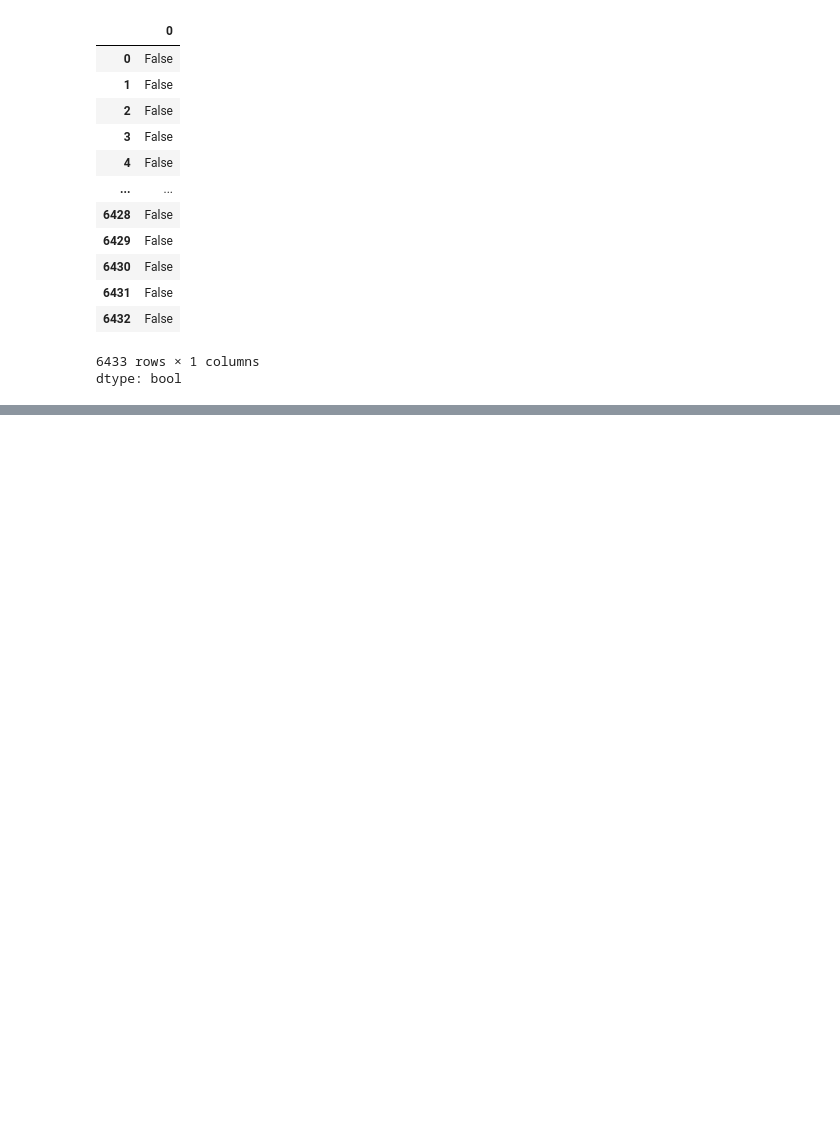
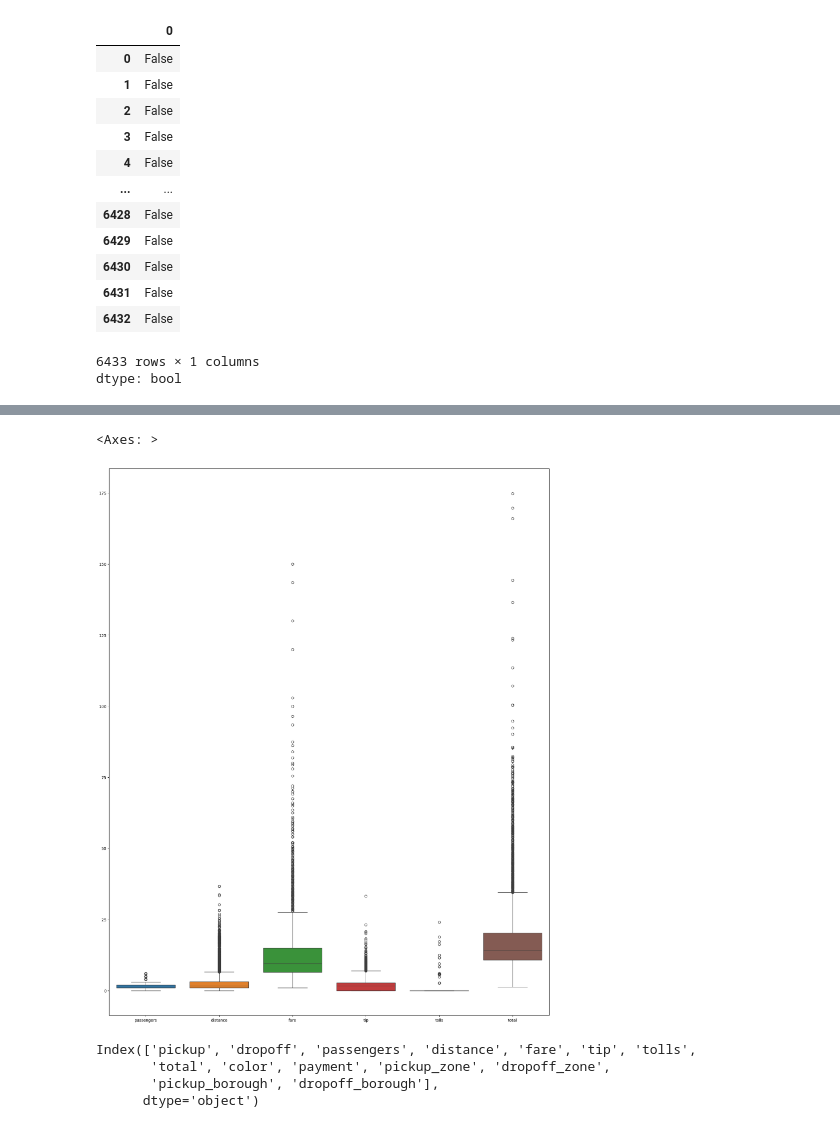
Before and after one commit to sanodyaJinadasa/Data-Visualization, a Jupyter notebook: Data_VIsualization__last.ipynb, the cells around one changed output, grey strips where cells are left out. Cells and saved outputs as stored; diff of their text form; code cells hidden in the pictures; blank space fills up the shorter version.

```diff
--- a/Data_VIsualization__last.ipynb
+++ b/Data_VIsualization__last.ipynb
@@ -88,3 +88,16 @@ df.describe()
 | 75% | 2019-03-23 17:41:38 | 2019-03-23 17:51:56 | 2.000000 | 3.210000 | 15.000000 | 2.80000 | 0.000000 | 20.300000 |
 | max | 2019-03-31 23:43:45 | 2019-04-01 00:13:58 | 6.000000 | 36.700000 | 150.000000 | 33.20000 | 24.020000 | 174.820000 |
 | std | NaN | NaN | 1.203768 | 3.827867 | 11.551804 | 2.44856 | 1.415267 | 13.815570 |
+# %%
+plt.figure(figsize=(20,25))
+sns.boxplot(df)
+# %% [output]
+<Axes: >
+[figure, added]
+# %%
+df.columns
+# %% [output]
+Index(['pickup', 'dropoff', 'passengers', 'distance', 'fare', 'tip', 'tolls',
+       'total', 'color', 'payment', 'pickup_zone', 'dropoff_zone',
+       'pickup_borough', 'dropoff_borough'],
+      dtype='object')
```
Also changed, not shown: parts of 12 cells of this notebook.
